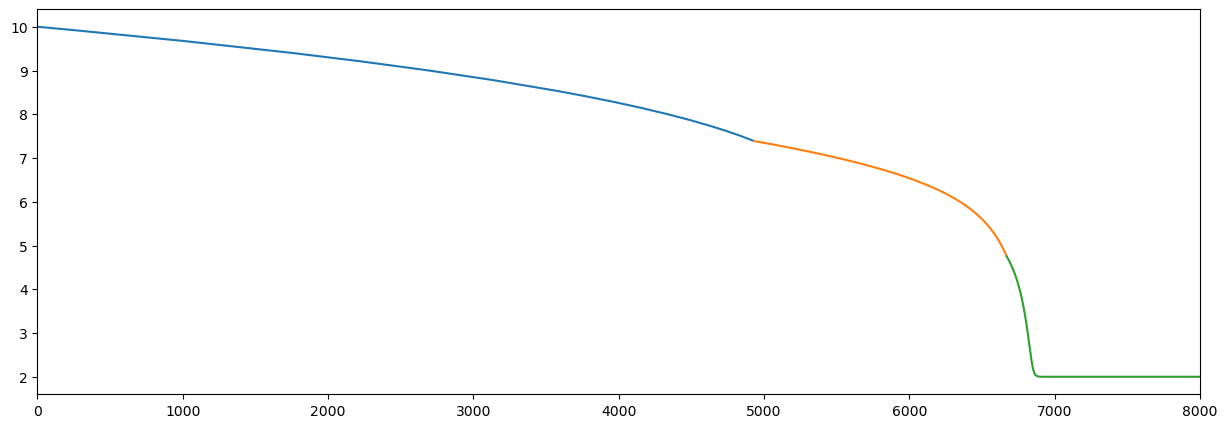
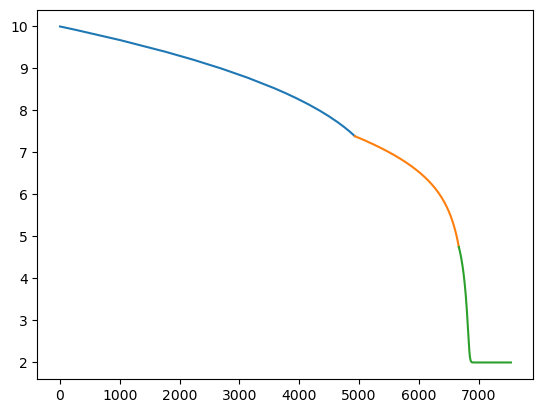
The notebook cell's code change between the first figure and the second:
--- before
+++ after
@@ -1,4 +1,3 @@
 plt.plot(t1PA,p1PA)
 plt.plot(tTrans+t1PA[-1],pTrans)
-plt.plot(tPlunge+t1PA[-1]+tTrans[-1],pPlunge)
-plt.xlim(0,8000)
+plt.plot(tPlunge+t1PA[-1]+tTrans[-1], rOfrs(psPlunge))

Commit: Switch the plunge to evolve rs rather than r. This allows the interpolation to work at much later times